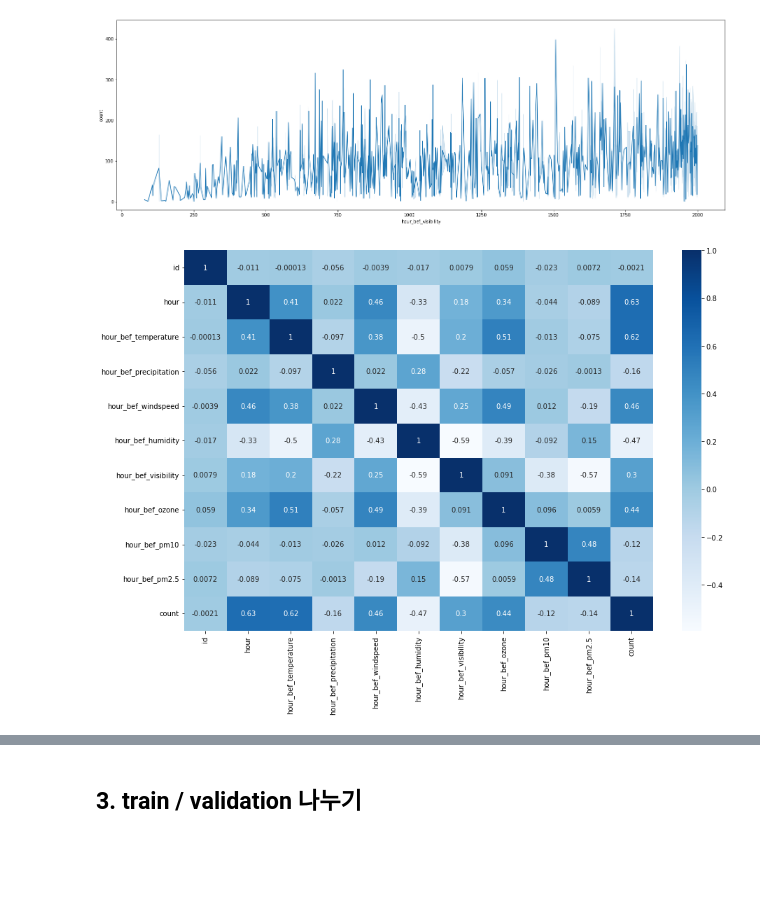
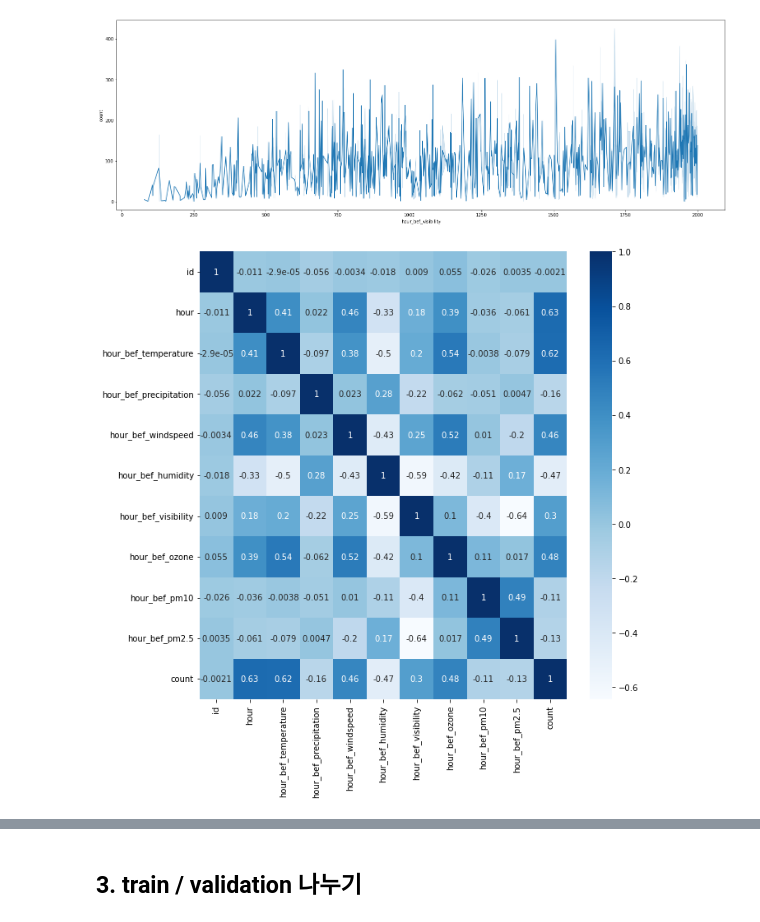
Before and after one commit to swwho96/AI-Competition, a Jupyter notebook: dacon/beginner/따릉이/따릉이.ipynb, the cells around one changed output, grey strips where cells are left out. Drawn from its saved outputs; the diff is of its cells as text; code cells hidden in the pictures; blank space fills up the shorter version.

```diff
--- a/dacon/beginner/따릉이/따릉이.ipynb
+++ b/dacon/beginner/따릉이/따릉이.ipynb
@@ -66,5 +66,3 @@ hour_bef_pm10              90
 hour_bef_pm2.5            117
 count                       0
 dtype: int64
-# %%
-data = data.fillna(method='ffill')
@@ -127,8 +94,8 @@ plt.show()
 # %% [output]
 [figure]
 # %%
-plt.figure(figsize=(15,10))
+plt.figure(figsize=(10,10))
 sns.heatmap(data.corr(), cmap='Blues', annot=True)
 plt.show()
 # %% [output]
-[figure, old version]
+[figure, new version]
```
Also changed, not shown: parts of 35 cells of this notebook.
